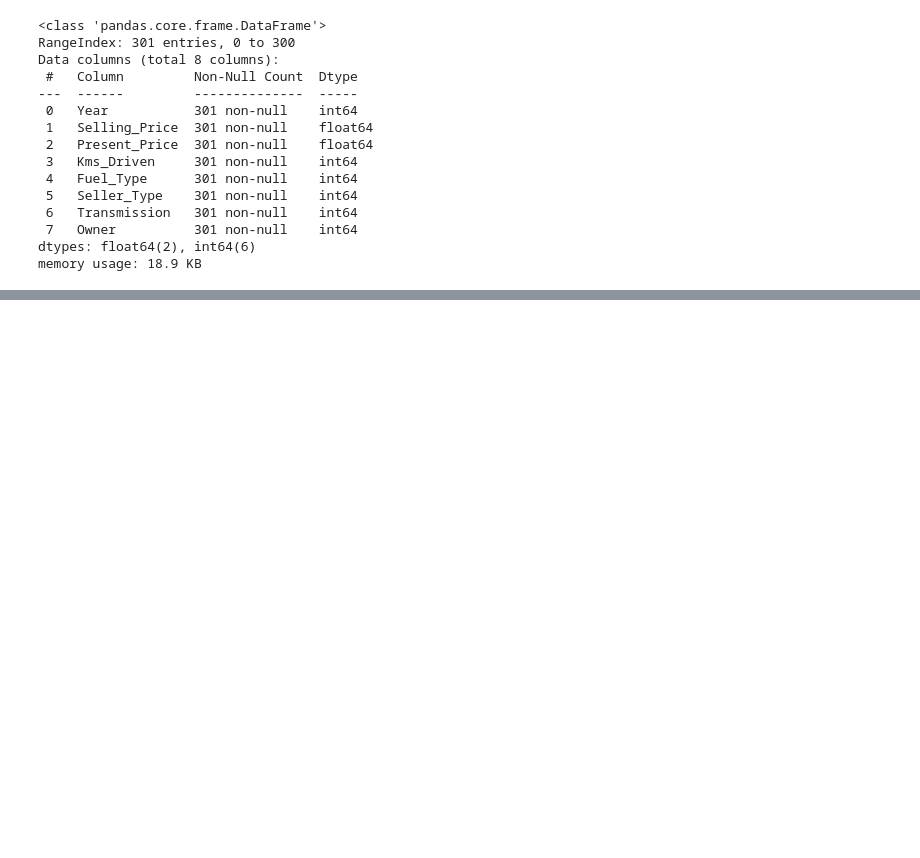
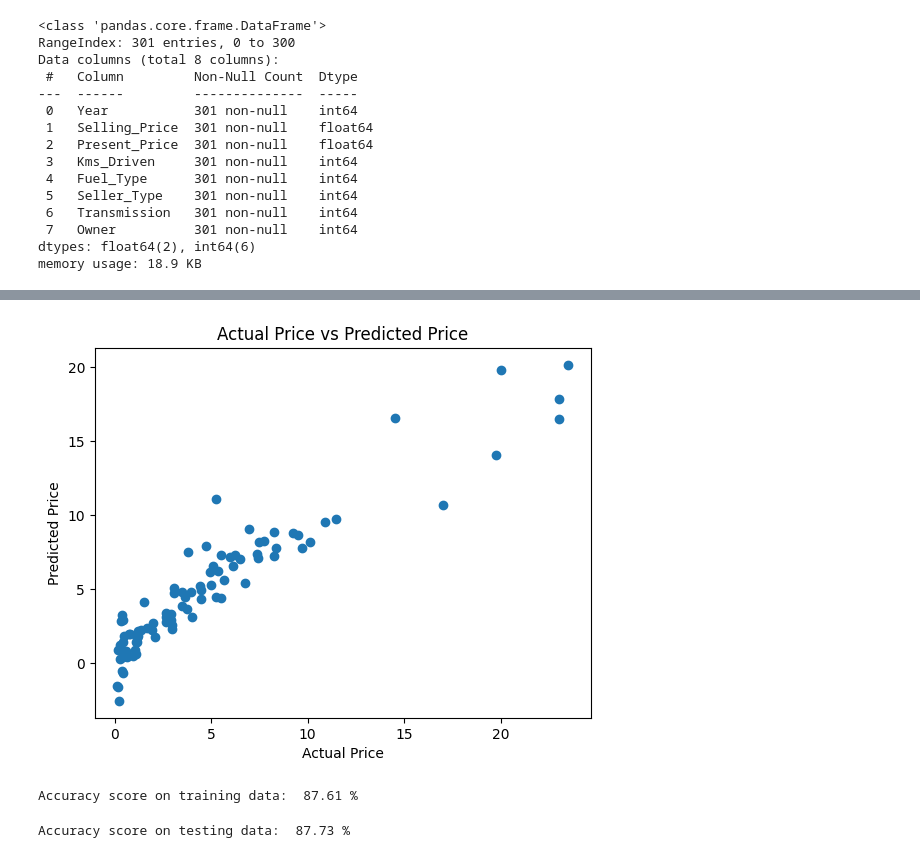
Before and after one commit to Nash242/Car-demo, a Jupyter notebook: notebooks/preprocess.ipynb, the cells around one changed output, grey strips where cells are left out. Drawn from its saved outputs; the diff is of its cells as text; code cells hidden in the pictures; blank space fills up the shorter version.

```diff
--- a/notebooks/preprocess.ipynb
+++ b/notebooks/preprocess.ipynb
@@ -133,0 +190,2 @@ memory usage: 18.9 KB
+# %%
+test_data_pred = lr_reg.predict(X_test)
@@ -133,0 +197,18 @@ memory usage: 18.9 KB
+# %%
+plt.scatter(Y_test, test_data_pred)
+plt.xlabel("Actual Price")
+plt.ylabel("Predicted Price")
+plt.title("Actual Price vs Predicted Price")
+plt.show()
+# %% [output]
+[figure, added]
+# %%
+training_acc = r2_score(Y_train, training_data_pred)
+print("Accuracy score on training data: ",round(training_acc*100,2),"%")
+# %% [output]
+Accuracy score on training data:  87.61 %
+# %%
+testing_acc = r2_score(Y_test, test_data_pred)
+print("Accuracy score on testing data: ",round(testing_acc*100,2),"%")
+# %% [output]
+Accuracy score on testing data:  87.73 %
```
Also changed, not shown: parts of 25 cells of this notebook, 2 other files.
